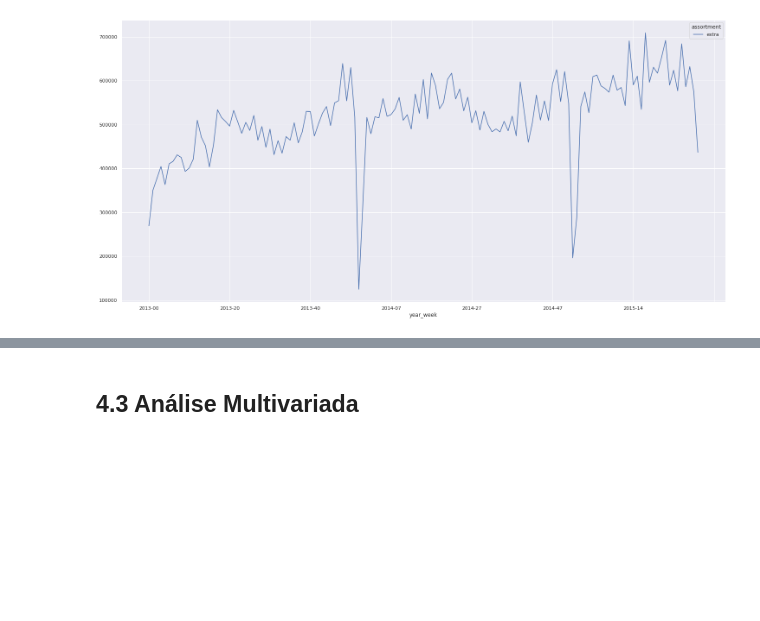
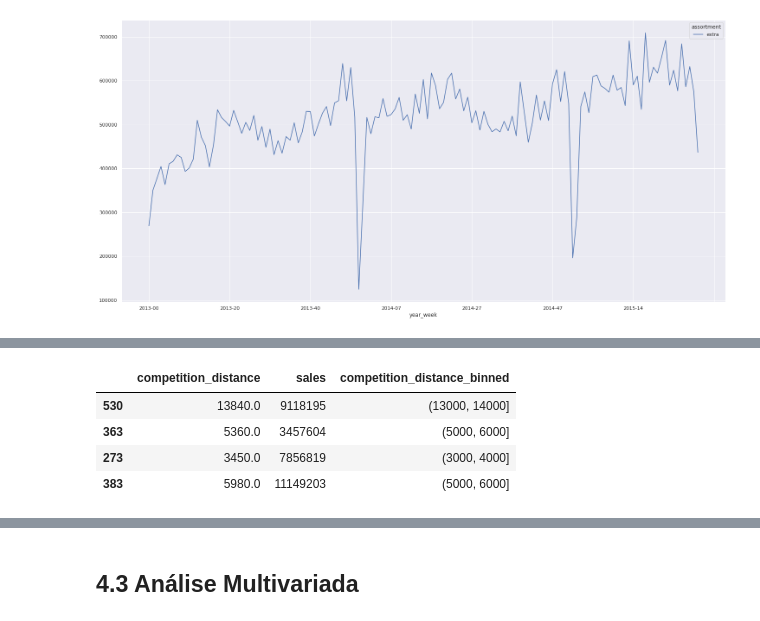
Before and after one commit to almeida25/ds_em_producao, a Jupyter notebook: m04_v01_store_sales_prediction.ipynb, the cells around one changed output, grey strips where cells are left out. Drawn from its saved outputs; the diff is of its cells as text; code cells hidden in the pictures; blank space fills up the shorter version.

```diff
--- a/m04_v01_store_sales_prediction.ipynb
+++ b/m04_v01_store_sales_prediction.ipynb
@@ -479,2 +487,10 @@ sns.barplot(x='competition_distance_binned', y='sales', data=aux2);
+# %%
+aux1.sample(4)
+# %% [output]
+|  | competition_distance | sales | competition_distance_binned |
+| 530 | 13840.0 | 9118195 | (13000, 14000] |
+| 363 | 5360.0 | 3457604 | (5000, 6000] |
+| 273 | 3450.0 | 7856819 | (3000, 4000] |
+| 383 | 5980.0 | 11149203 | (5000, 6000] |
 # %% [markdown]
 ### H3. Lojas com competidores à mais tempo vender mais.
```
Also changed, not shown: parts of 4 cells of this notebook.
